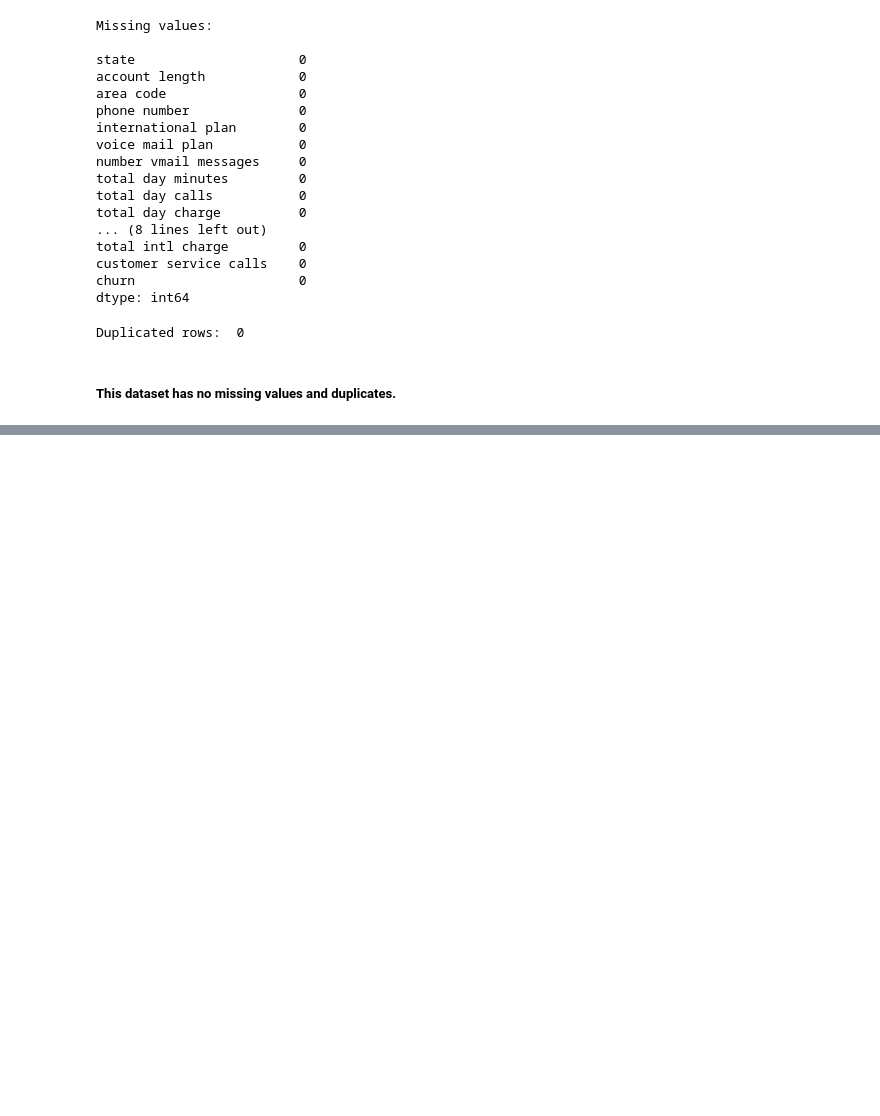
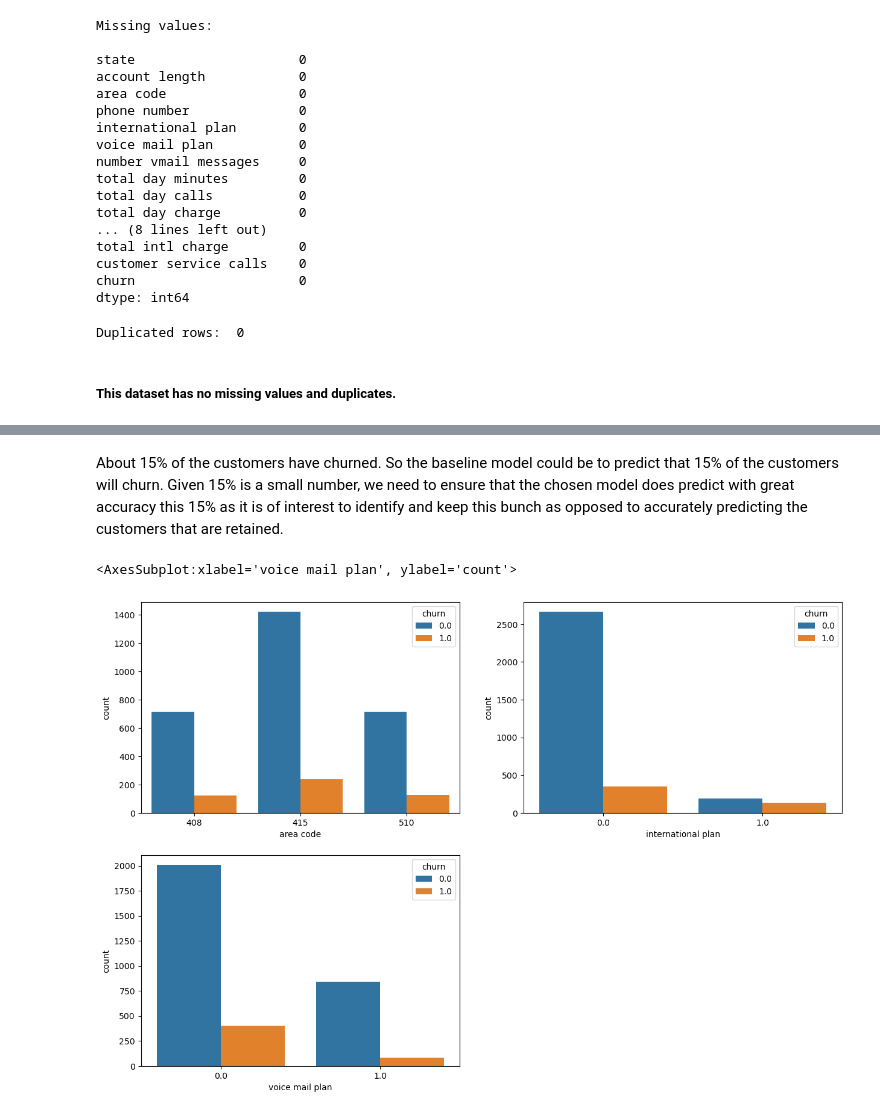
Before and after one commit to Emilly-Njue/Phase3-Project, a Jupyter notebook: customer_churn.ipynb, the cells around one changed output, grey strips where cells are left out. Drawn from its saved outputs; the diff is of its cells as text; code cells hidden in the pictures; blank space fills up the shorter version.

```diff
--- a/customer_churn.ipynb
+++ b/customer_churn.ipynb
@@ -127,0 +249,12 @@ International Plan values:  ['no' 'yes']
+# %% [markdown]
+About 15% of the customers have churned. So the baseline model could be to predict that 15% of the customers will churn. Given 15% is a small number, we need to ensure that the chosen model does predict with great accuracy this 15% as it is of interest to identify and keep this bunch as opposed to accurately predicting the customers that are retained.
+# %%
+fig, ax = plt.subplots(2, 2, figsize=(15, 10))
+ax[1, 1].remove()
+
+sns.countplot(x='area code', hue = 'churn',data = data, ax=ax[0][0])
+sns.countplot(x='international plan', hue = 'churn',data = data, ax=ax[0][1])
+sns.countplot(x='voice mail plan', hue = 'churn',data = data, ax=ax[1][0])
+# %% [output]
+<AxesSubplot:xlabel='voice mail plan', ylabel='count'>
+[figure, added]
```
Also changed, not shown: parts of 9 cells of this notebook.
